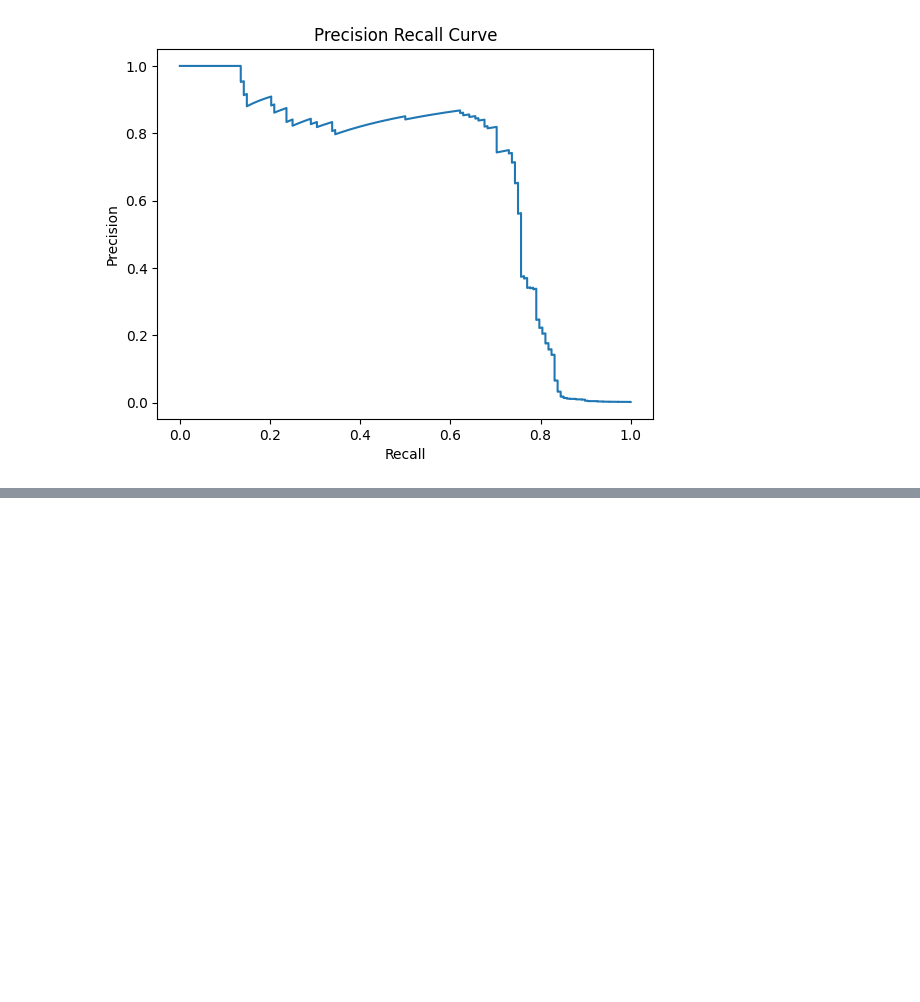
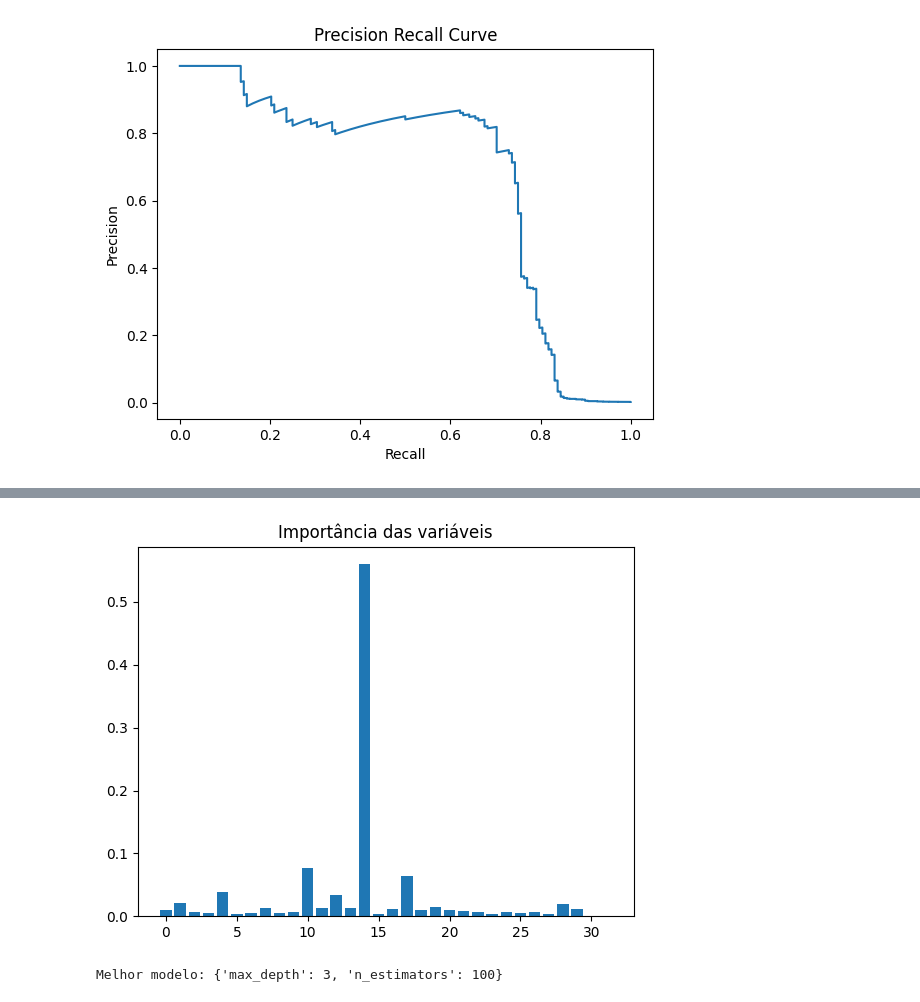
Before and after one commit to AmorimErik/erik-jornada-python, a Jupyter notebook: dio/Bootcamp Afya - Automação de Dados com IA/Deteccao-Anomalias-Python/project.ipynb, the cells around one changed output, grey strips where cells are left out. Cells and saved outputs as stored; diff of their text form; code cells hidden in the pictures; blank space fills up the shorter version.

```diff
--- a/dio/Bootcamp Afya - Automação de Dados com IA/Deteccao-Anomalias-Python/project.ipynb
+++ b/dio/Bootcamp Afya - Automação de Dados com IA/Deteccao-Anomalias-Python/project.ipynb
@@ -116,0 +129,5 @@ plt.show()
+# %%
+rf = RandomForestClassifier(n_estimators=50, max_depth=10, class_weight="balanced", n_jobs=1, random_state=42)
+rf.fit(x_train, y_train)
+y_pred_rf = rf.predict(x_test)
+print(classification_report(y_test, y_pred_rf))
@@ -116,0 +143,4 @@ plt.show()
+# %%
+pipeline = Pipeline([("scaler", StandardScaler()), ("model", LogisticRegression(max_iter=1000))])
+pipeline.fit(x_train, y_train)
+y_pred = pipeline.predict(x_test)
@@ -116,0 +160,4 @@ plt.show()
+# %%
+xgb = XGBClassifier(scale_pos_weight=10, use_label_encoder=False, eval_metric="logloss")
+xgb.fit(x_train, y_train)
+y_pred_xgb = xgb.predict(x_test)
@@ -116,0 +178,14 @@ plt.show()
+# %%
+importancias = xgb.feature_importances_
+plt.bar(range(len(importancias)), importancias)
+plt.title("Importância das variáveis")
+plt.show()
+# %% [output]
+[figure, added]
+# %%
+param_grid = {"max_depth": [3, 5], "n_estimators": [50, 100]}
+grid = GridSearchCV(XGBClassifier(eval_metric="logloss"), param_grid, scoring="recall", cv=3)
+grid.fit(x_train, y_train)
+print(f"Melhor modelo: {grid.best_params_}")
+# %% [output]
+Melhor modelo: {'max_depth': 3, 'n_estimators': 100}
```
Also changed, not shown: parts of 8 cells of this notebook.
